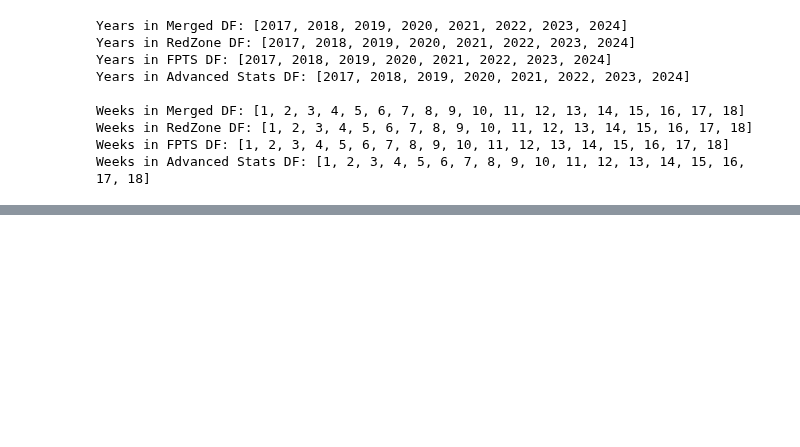
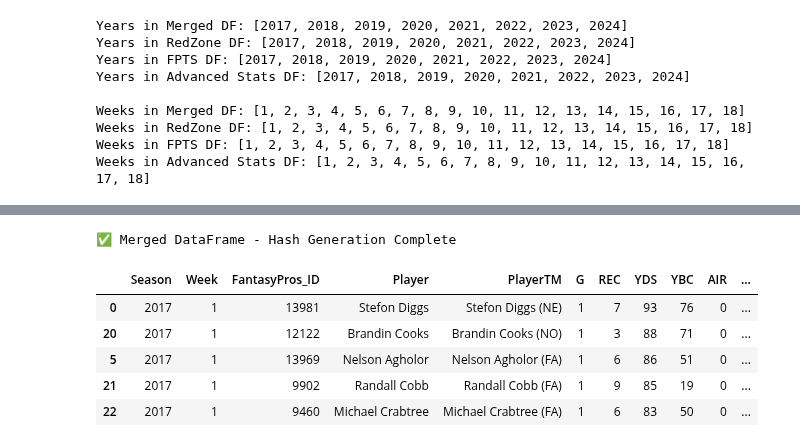
Before and after one commit to ARCtechmo/fanfav, a Jupyter notebook: wr_df.ipynb, the cells around one changed output, grey strips where cells are left out. Drawn from its saved outputs; the diff is of its cells as text; code cells hidden in the pictures; blank space fills up the shorter version.

```diff
--- a/wr_df.ipynb
+++ b/wr_df.ipynb
@@ -1754,0 +1802,14 @@ dtype: object
+# %%
+# data normalization - remove white spaces
+# output: dataframes stripped of whitespaces
+
+# Apply whitespace removal to each dataframe separately
+dataframes["Merged DataFrame"] = remove_whitespace(dataframes["Merged DataFrame"])
+dataframes["Advanced Stats DataFrame"] = remove_whitespace(dataframes["Advanced Stats DataFrame"])
+dataframes["FPTS & ROST DataFrame"] = remove_whitespace(dataframes["FPTS & ROST DataFrame"])
+dataframes["Redzone Stats DataFrame"] = remove_whitespace(dataframes["Redzone Stats DataFrame"])
+
+# Confirm whitespace removal by displaying first few rows
+for name, df in dataframes.items():
+    print(f"\n🔍 {name} - Sample Data (Post Whitespace Removal):")
+    print(df.head(5))
@@ -1754,0 +1912,33 @@ dtype: object
+# %%
+# Enhanced data integrity checks
+# no output
+def generate_md5_hash(row):
+    """
+    Generate a consistent MD5 hash string from a row's values.
+
+    Parameters:
+    - row: A pandas Series representing a row in a DataFrame.
+
+    Returns:
+    - Hash string (MD5)
+    """
+    row_str = "|".join(map(str, row))
+    return hashlib.md5(row_str.encode()).hexdigest()
+# %%
+# Enhanced data integrity checks
+# output: Merged DataFrame with a hash column
+
+# Generate hashes for the Merged DataFrame
+dataframes["Merged DataFrame"]["row_hash"] = dataframes["Merged DataFrame"].apply(generate_md5_hash, axis=1)
+
+# Display sample hashes
+print("\n✅ Merged DataFrame - Hash Generation Complete")
+display(dataframes["Merged DataFrame"].head(5))
+# %% [output]
+✅ Merged DataFrame - Hash Generation Complete
+|  | Season | Week | FantasyPros_ID | Player | PlayerTM | G | REC | YDS | YBC | AIR | ... |
+| 0 | 2017 | 1 | 13981 | Stefon Diggs | Stefon Diggs (NE) | 1 | 7 | 93 | 76 | 0 | ... |
+| 20 | 2017 | 1 | 12122 | Brandin Cooks | Brandin Cooks (NO) | 1 | 3 | 88 | 71 | 0 | ... |
+| 5 | 2017 | 1 | 13969 | Nelson Agholor | Nelson Agholor (FA) | 1 | 6 | 86 | 51 | 0 | ... |
+| 21 | 2017 | 1 | 9902 | Randall Cobb | Randall Cobb (FA) | 1 | 9 | 85 | 19 | 0 | ... |
+| 22 | 2017 | 1 | 9460 | Michael Crabtree | Michael Crabtree (FA) | 1 | 6 | 83 | 50 | 0 | ... |
```
Also changed, not shown: parts of 62 cells of this notebook.
